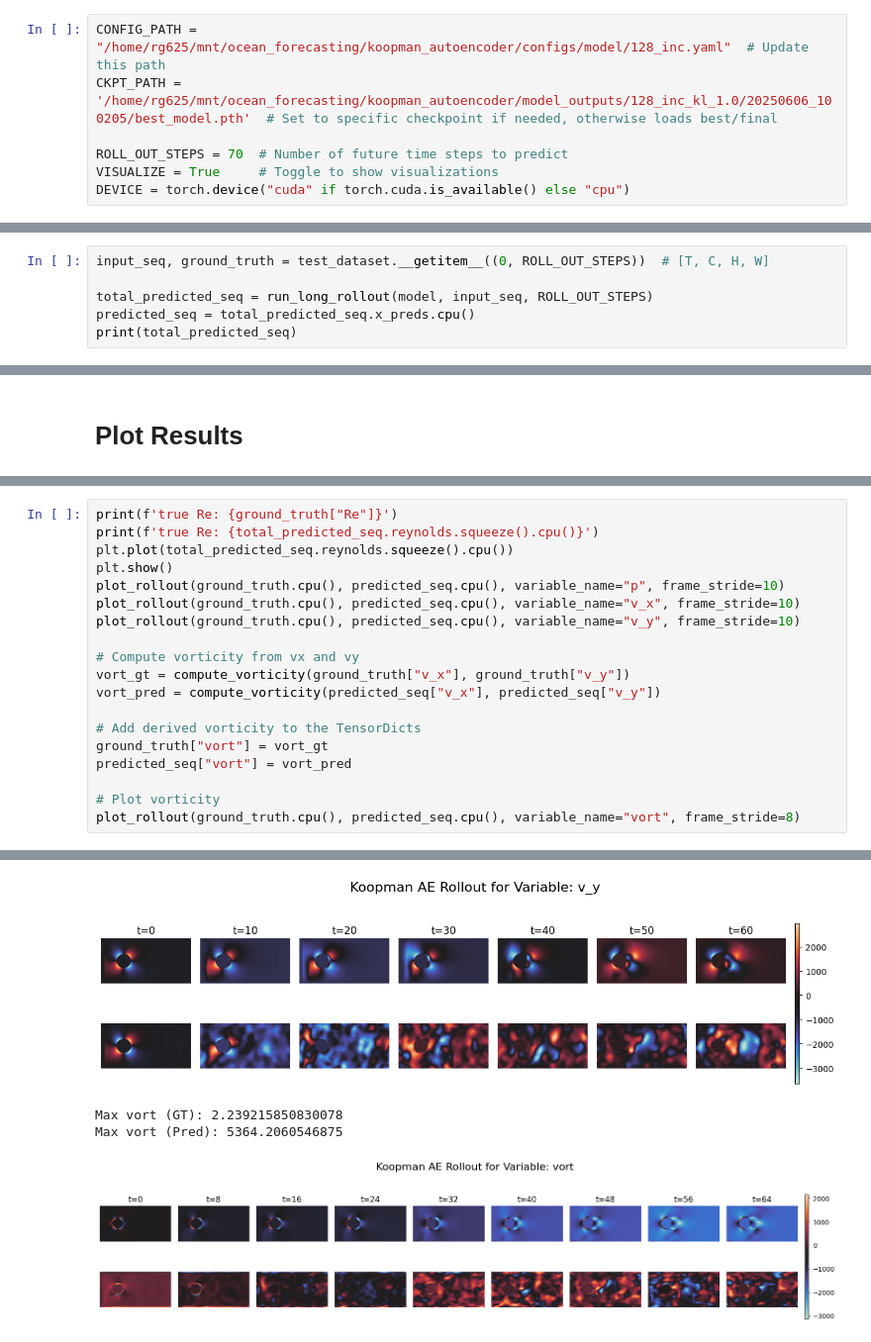
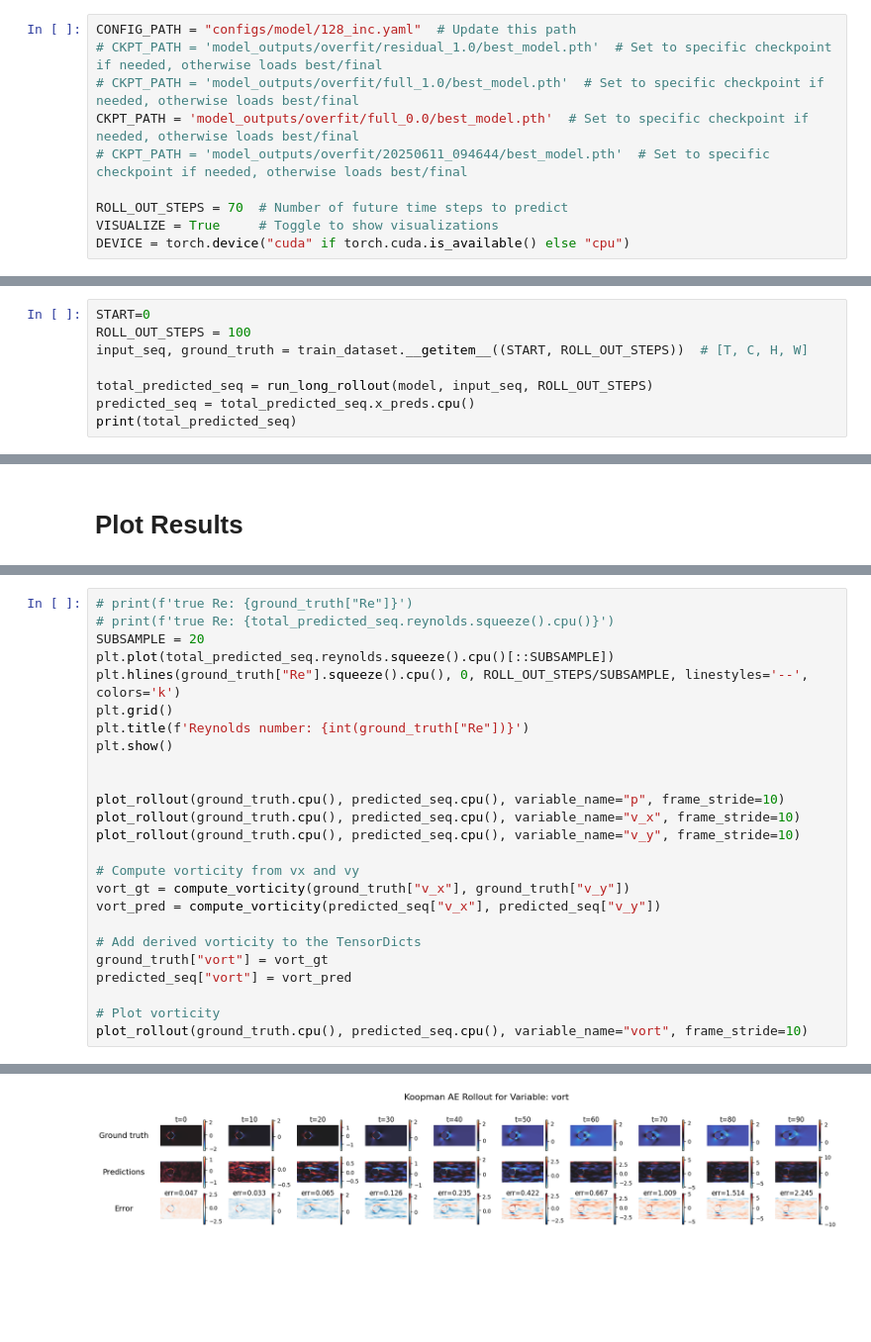
Before and after one commit to rg625/ocean_forecasting, a Jupyter notebook: koopman_autoencoder/test.ipynb, the cells around one changed output, grey strips where cells are left out. Shown at 99% size. Saved outputs shown, nothing was run; the diff lists cells and outputs as text; blank space fills up the shorter version.

```diff
--- a/koopman_autoencoder/test.ipynb
+++ b/koopman_autoencoder/test.ipynb
@@ -18,8 +18,11 @@ cmap = sns.color_palette("icefire", as_cmap=True)
 # %% [markdown]
 # Configuration
 # %%
-CONFIG_PATH = "/home/rg625/mnt/ocean_forecasting/koopman_autoencoder/configs/model/128_inc.yaml"  # Update this path
-CKPT_PATH = '/home/rg625/mnt/ocean_forecasting/koopman_autoencoder/model_outputs/128_inc_kl_1.0/20250606_100205/best_model.pth'  # Set to specific checkpoint if needed, otherwise loads best/final
+CONFIG_PATH = "configs/model/128_inc.yaml"  # Update this path
+# CKPT_PATH = 'model_outputs/overfit/residual_1.0/best_model.pth'  # Set to specific checkpoint if needed, otherwise loads best/final
+# CKPT_PATH = 'model_outputs/overfit/full_1.0/best_model.pth'  # Set to specific checkpoint if needed, otherwise loads best/final
+CKPT_PATH = 'model_outputs/overfit/full_0.0/best_model.pth'  # Set to specific checkpoint if needed, otherwise loads best/final
+# CKPT_PATH = 'model_outputs/overfit/20250611_094644/best_model.pth'  # Set to specific checkpoint if needed, otherwise loads best/final
 
 ROLL_OUT_STEPS = 70  # Number of future time steps to predict
 VISUALIZE = True     # Toggle to show visualizations
@@ -98,7 +101,9 @@ def run_long_rollout(model, input_seq, rollout_steps):
 # %% [markdown]
 #  Visualize
 # %%
-input_seq, ground_truth = test_dataset.__getitem__((0, ROLL_OUT_STEPS))  # [T, C, H, W]
+START=0
+ROLL_OUT_STEPS = 100
+input_seq, ground_truth = train_dataset.__getitem__((START, ROLL_OUT_STEPS))  # [T, C, H, W]
 
 total_predicted_seq = run_long_rollout(model, input_seq, ROLL_OUT_STEPS)
 predicted_seq = total_predicted_seq.x_preds.cpu()
@@ -225,8 +287,14 @@ Long Rollout SSIM Metric: 0.5852
 # %%
-print(f'true Re: {ground_truth["Re"]}')
-print(f'true Re: {total_predicted_seq.reynolds.squeeze().cpu()}')
-plt.plot(total_predicted_seq.reynolds.squeeze().cpu())
+# print(f'true Re: {ground_truth["Re"]}')
+# print(f'true Re: {total_predicted_seq.reynolds.squeeze().cpu()}')
+SUBSAMPLE = 20
+plt.plot(total_predicted_seq.reynolds.squeeze().cpu()[::SUBSAMPLE])
+plt.hlines(ground_truth["Re"].squeeze().cpu(), 0, ROLL_OUT_STEPS/SUBSAMPLE, linestyles='--', colors='k')
+plt.grid()
+plt.title(f'Reynolds number: {int(ground_truth["Re"])}')
 plt.show()
+
+
 plot_rollout(ground_truth.cpu(), predicted_seq.cpu(), variable_name="p", frame_stride=10)
 plot_rollout(ground_truth.cpu(), predicted_seq.cpu(), variable_name="v_x", frame_stride=10)
 plot_rollout(ground_truth.cpu(), predicted_seq.cpu(), variable_name="v_y", frame_stride=10)
@@ -240,5 +308,5 @@ ground_truth["vort"] = vort_gt
 predicted_seq["vort"] = vort_pred
 
 # Plot vorticity
-plot_rollout(ground_truth.cpu(), predicted_seq.cpu(), variable_name="vort", frame_stride=8)
+plot_rollout(ground_truth.cpu(), predicted_seq.cpu(), variable_name="vort", frame_stride=10)
 # %% [output]
@@ -266,4 +329 @@ Max v_y (Pred): 10260.3984375
-[figure, old version]
-Max vort (GT): 2.239215850830078
-Max vort (Pred): 5364.2060546875
-[figure, old version]
+[figure, new version]
```
Also changed, not shown: parts of 8 cells of this notebook.
